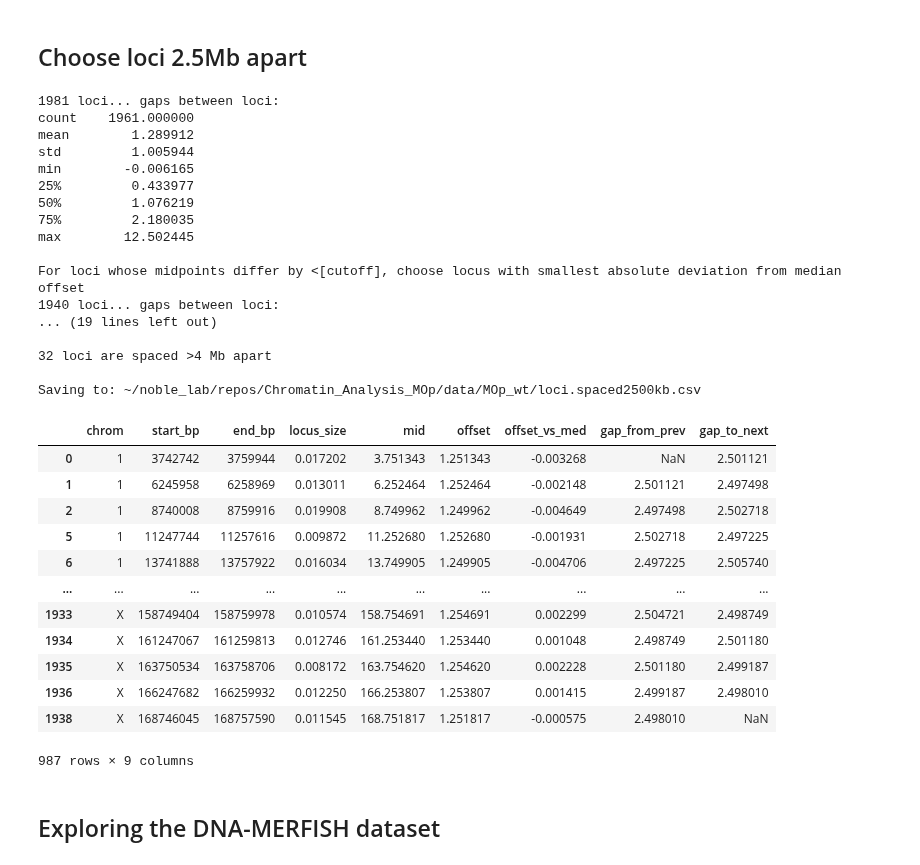
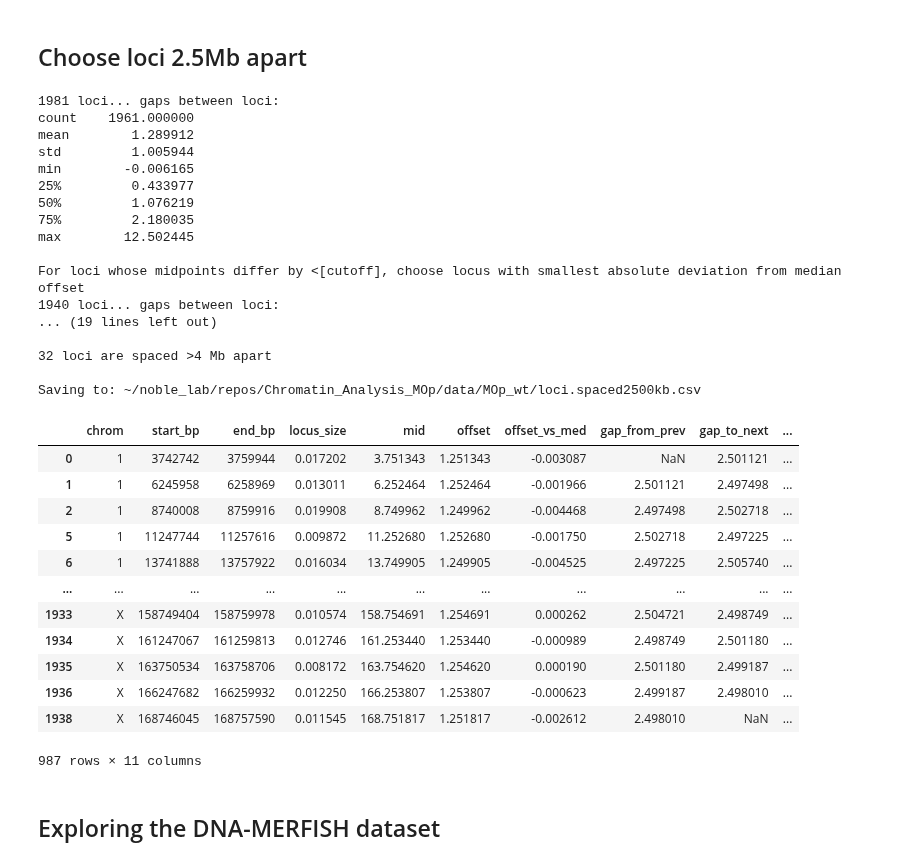
Before and after one commit to gesinecauer/Chromatin_Analysis_MOp, a Jupyter notebook: jupyter/parse_dna_merfish.ipynb, the cells around one changed output. Cells and saved outputs as stored; diff of their text form; code cells hidden in the pictures.

```diff
--- a/jupyter/parse_dna_merfish.ipynb
+++ b/jupyter/parse_dna_merfish.ipynb
@@ -509,15 +509,38 @@ cut -d ',' -f 1,3,4,6,7 "$cluster_file" | sort | uniq | \
     awk '!/#/ {print $1}' | sort | uniq -c | awk '!/#/ {print $1 "\t\t\t" $2}' | sort -k1,1nr  # TODO is this correct?
 # %% [markdown]
 ## Choose loci 2.5Mb apart
+# %%
+def get_index_of_loci(df, spacing=2.5, start_col='chrom_start', end_col='chrom_end'):
+    df['idx_chrom'] = np.floor(df[[start_col, end_col]].mean(axis=1).values / 1e6 / spacing).astype(int)
+    df['idx_chrom'] = df[['chrom', 'idx_chrom']].groupby('chrom').apply(
+        lambda x: x - x.min(), include_groups=False).reset_index(level=0, drop=True)
+
+    chromsizes_bins = (df.groupby('chrom').idx_chrom.max() + 1).sort_values(ascending=False)
+    cumsum_bins = pd.Series(index=chromsizes_bins.index, data=np.append(0, chromsizes_bins.values[:-1]).cumsum())
+    df['idx_genome'] = cumsum_bins.loc[df.chrom].values + df.idx_chrom
+
+    return df
 # %%
 import os
 import pandas as pd
 import numpy as np
 
 
-def get_diff_from_median_offset(df):
-    df['offset_vs_med'] = df.offset - df.offset.median()
-    return df
+# def per_chrom_diff_from_median_offset(df):
+#     df['offset_vs_med'] = df.offset - df.offset.median()
+#     return df
+
+
+def get_diff_from_median_offset(df, median_across_chrom=True):
+    if median_across_chrom or ('chrom' not in df.columns):
+        df['offset_vs_med'] = df.offset - df.offset.median()
+        return df
+    elif len(df.groupby('chrom').offset.mean().round(2).drop_duplicates()) == 1:
+        df['offset_vs_med'] = df.offset - df.offset.median()
+        return df
+    else:
+        return df.groupby('chrom').apply(
+            get_diff_from_median_offset, include_groups=False).reset_index(level=0)
 
 
 def get_gaps_by_mids(df):
@@ -547,8 +570,7 @@ def get_evenly_spaced_loci(input_file, spacing=2.5, cutoff=0.05, outdir=None, ve
         print("\n\nLOCI OFFSETS (compared to median offset):", flush=True)
         print((loci.offset_vs_med).describe().to_string(), flush=True)
 
-    loci = loci.groupby('chrom').apply(get_diff_from_median_offset, include_groups=False).reset_index(
-        level=0)
+    loci = get_diff_from_median_offset(loci)
     loci = loci.groupby('chrom').apply(get_gaps_by_mids, include_groups=False).reset_index(
         level=0)
     if verbose:
@@ -569,8 +591,7 @@ def get_evenly_spaced_loci(input_file, spacing=2.5, cutoff=0.05, outdir=None, ve
         loci = loci[(gap_to_next_pass & gap_from_prev_pass) | (loci.index.isin(smallgap_best))].reset_index(drop=True)
         loci = loci.groupby('chrom').apply(get_gaps_by_mids, include_groups=False).reset_index(
             level=0)
-        loci = loci.groupby('chrom').apply(get_diff_from_median_offset, include_groups=False).reset_index(
-            level=0)
+        loci = get_diff_from_median_offset(loci)
     if verbose:
         print(f"{len(loci)} loci... gaps between loci:", flush=True)
         print(loci.gap_from_prev.describe().to_string(), flush=True)
@@ -581,58 +602,64 @@ def get_evenly_spaced_loci(input_file, spacing=2.5, cutoff=0.05, outdir=None, ve
     loci = loci[(loci.offset_vs_med.abs() < cutoff)].copy()
     loci = loci.groupby('chrom').apply(get_gaps_by_mids, include_groups=False).reset_index(
         level=0)
-    loci = loci.groupby('chrom').apply(get_diff_from_median_offset, include_groups=False).reset_index(
-        level=0)
+    loci = get_diff_from_median_offset(loci)
     if verbose:
         print(f"{len(loci)} loci... gaps between loci:", flush=True)
         print(loci.gap_from_prev.describe().to_string(), flush=True)
         print(f"\n{len(loci[loci.gap_from_prev > 4])} loci are spaced >4 Mb apart", flush=True)
+
+    # Get index of loci on each chrom
+    locus_idx = np.floor(loci.mid.values / spacing)
+    assert np.allclose(locus_idx, locus_idx.astype(int))
+    loci = get_index_of_loci(loci, spacing=spacing, start_col='start_bp', end_col='end_bp')
+
+    loci.sort_values(['chrom', 'idx_chrom'], inplace=True)
 
     # Save
     if outdir is not None:
         os.makedirs(outdir, exist_ok=True)
         outfile = os.path.join(outdir, f"loci.spaced{spacing * 1000:g}kb.csv")
         print(f"\nSaving to: {outfile}", flush=True)
         loci.to_csv(outfile, index=False)
 
     return loci
 
 
 sample_dir = "~/noble_lab/repos/Chromatin_Analysis_MOp/data/MOp_wt"
 all_loci_file = os.path.join(sample_dir, 'supplementary/target_regions.bed.gz')
 loci = get_evenly_spaced_loci(all_loci_file, spacing=2.5, cutoff=0.05, outdir=sample_dir, verbose=True)
 loci
 # %% [output]
 1981 loci... gaps between loci:
 count    1961.000000
 mean        1.289912
 std         1.005944
 min        -0.006165
 25%         0.433977
 50%         1.076219
 75%         2.180035
 max        12.502445
 
 For loci whose midpoints differ by <[cutoff], choose locus with smallest absolute deviation from median offset
 1940 loci... gaps between loci:
 ... (19 lines left out)
 
 32 loci are spaced >4 Mb apart
 
 Saving to: ~/noble_lab/repos/Chromatin_Analysis_MOp/data/MOp_wt/loci.spaced2500kb.csv
-|  | chrom | start_bp | end_bp | locus_size | mid | offset | offset_vs_med | gap_from_prev | gap_to_next |
-| 0 | 1 | 3742742 | 3759944 | 0.017202 | 3.751343 | 1.251343 | -0.003268 | NaN | 2.501121 |
-| 1 | 1 | 6245958 | 6258969 | 0.013011 | 6.252464 | 1.252464 | -0.002148 | 2.501121 | 2.497498 |
-| 2 | 1 | 8740008 | 8759916 | 0.019908 | 8.749962 | 1.249962 | -0.004649 | 2.497498 | 2.502718 |
-| 5 | 1 | 11247744 | 11257616 | 0.009872 | 11.252680 | 1.252680 | -0.001931 | 2.502718 | 2.497225 |
-| 6 | 1 | 13741888 | 13757922 | 0.016034 | 13.749905 | 1.249905 | -0.004706 | 2.497225 | 2.505740 |
-| ... | ... | ... | ... | ... | ... | ... | ... | ... | ... |
-| 1933 | X | 158749404 | 158759978 | 0.010574 | 158.754691 | 1.254691 | 0.002299 | 2.504721 | 2.498749 |
-| 1934 | X | 161247067 | 161259813 | 0.012746 | 161.253440 | 1.253440 | 0.001048 | 2.498749 | 2.501180 |
-| 1935 | X | 163750534 | 163758706 | 0.008172 | 163.754620 | 1.254620 | 0.002228 | 2.501180 | 2.499187 |
-| 1936 | X | 166247682 | 166259932 | 0.012250 | 166.253807 | 1.253807 | 0.001415 | 2.499187 | 2.498010 |
-| 1938 | X | 168746045 | 168757590 | 0.011545 | 168.751817 | 1.251817 | -0.000575 | 2.498010 | NaN |
+|  | chrom | start_bp | end_bp | locus_size | mid | offset | offset_vs_med | gap_from_prev | gap_to_next | ... |
+| 0 | 1 | 3742742 | 3759944 | 0.017202 | 3.751343 | 1.251343 | -0.003087 | NaN | 2.501121 | ... |
+| 1 | 1 | 6245958 | 6258969 | 0.013011 | 6.252464 | 1.252464 | -0.001966 | 2.501121 | 2.497498 | ... |
+| 2 | 1 | 8740008 | 8759916 | 0.019908 | 8.749962 | 1.249962 | -0.004468 | 2.497498 | 2.502718 | ... |
+| 5 | 1 | 11247744 | 11257616 | 0.009872 | 11.252680 | 1.252680 | -0.001750 | 2.502718 | 2.497225 | ... |
+| 6 | 1 | 13741888 | 13757922 | 0.016034 | 13.749905 | 1.249905 | -0.004525 | 2.497225 | 2.505740 | ... |
+| ... | ... | ... | ... | ... | ... | ... | ... | ... | ... | ... |
+| 1933 | X | 158749404 | 158759978 | 0.010574 | 158.754691 | 1.254691 | 0.000262 | 2.504721 | 2.498749 | ... |
+| 1934 | X | 161247067 | 161259813 | 0.012746 | 161.253440 | 1.253440 | -0.000989 | 2.498749 | 2.501180 | ... |
+| 1935 | X | 163750534 | 163758706 | 0.008172 | 163.754620 | 1.254620 | 0.000190 | 2.501180 | 2.499187 | ... |
+| 1936 | X | 166247682 | 166259932 | 0.012250 | 166.253807 | 1.253807 | -0.000623 | 2.499187 | 2.498010 | ... |
+| 1938 | X | 168746045 | 168757590 | 0.011545 | 168.751817 | 1.251817 | -0.002612 | 2.498010 | NaN | ... |
-987 rows × 9 columns
+987 rows × 11 columns
 # %% [markdown]
 ## Exploring the DNA-MERFISH dataset
 # %%
```
Also changed, not shown: parts of 9 cells of this notebook.
